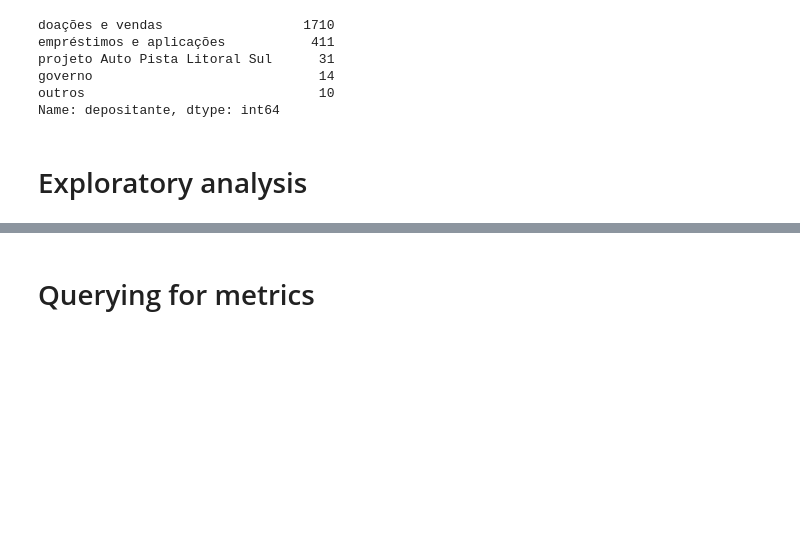
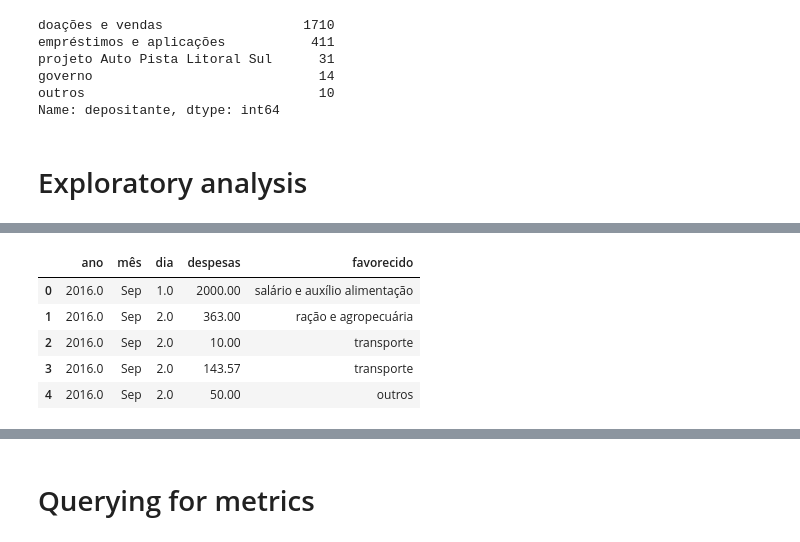
Before and after one commit to vdechen/DataAnalysis_NGO, a Jupyter notebook: Code.ipynb, the cells around one changed output, grey strips where cells are left out. Drawn from its saved outputs; the diff is of its cells as text; code cells hidden in the pictures; blank space fills up the shorter version.

```diff
--- a/Code.ipynb
+++ b/Code.ipynb
@@ -16,13 +7,14 @@ data_list = np.split(data, data[(data.isna().all(axis = 1))|(data.iloc[:,0].str.
 # %%
 # identify not null dataframes from the list, rename columns and add them to another list
 clean_data = []
-for i in data_list:
+for i in financial_list:
     if i.isna().values.all():
         pass
     else:
         if i.iloc[:,0].str.contains('MÊS').any():
             i.columns = ['dia', 'receita', 'depositante', 'despesas', 'favorecido', 'saldo']
             clean_data.append(i)
+clean_data
 # %%
 # add "month" and "year" columns, reorder columns, drop unwanted rows and save dataframes as excel files
 for i in range(len(clean_data)):
@@ -206,0 +208,9 @@ animals.columns = animals.columns.str.lower().str.strip()
+# %%
+expenses.head()
+# %% [output]
+|  | ano | mês | dia | despesas | favorecido |
+| 0 | 2016.0 | Sep | 1.0 | 2000.00 | salário e auxílio alimentação |
+| 1 | 2016.0 | Sep | 2.0 | 363.00 | ração e agropecuária |
+| 2 | 2016.0 | Sep | 2.0 | 10.00 | transporte |
+| 3 | 2016.0 | Sep | 2.0 | 143.57 | transporte |
+| 4 | 2016.0 | Sep | 2.0 | 50.00 | outros |
```
Also changed, not shown: parts of 23 cells of this notebook.
